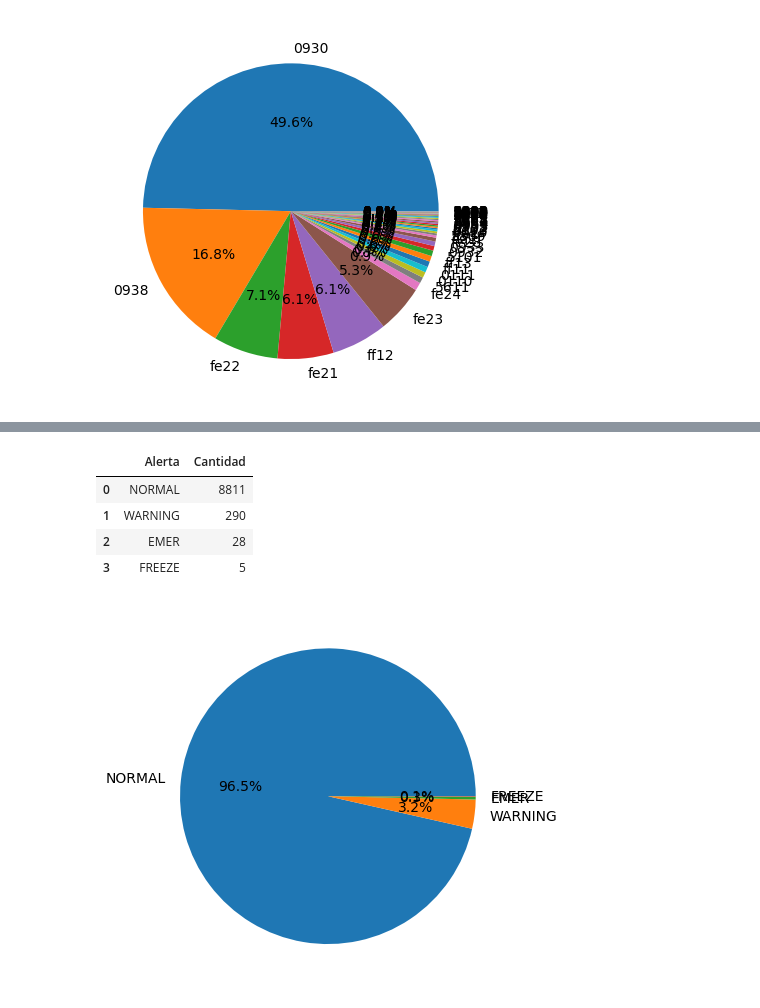
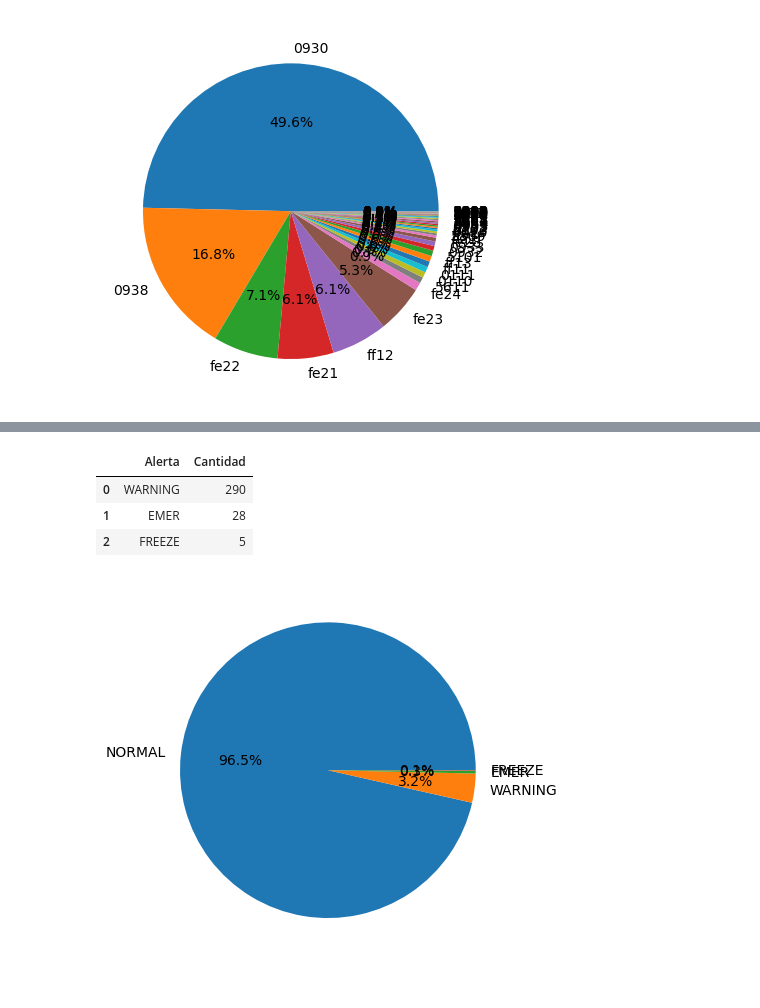
Before and after one commit to Brayam1998/log_maq, a Jupyter notebook: analisis_exploratorio/analisis_exploratorio.ipynb, the cells around one changed output, grey strips where cells are left out. Saved outputs shown, nothing was run; the diff lists cells and outputs as text; code cells hidden in the pictures.

```diff
--- a/analisis_exploratorio/analisis_exploratorio.ipynb
+++ b/analisis_exploratorio/analisis_exploratorio.ipynb
@@ -91,16 +117,13 @@ plt.show()
 # %%
 # cuantas alertas de cada tipo tenemos
-data["alerta"].value_counts().index
-data["alerta"].value_counts().values
-pd.DataFrame( data = {"Alerta" : data["alerta"].value_counts().index,
-                      "Cantidad" :  data["alerta"].value_counts().values ,
+pd.DataFrame( data = {"Alerta" : data["alerta"].value_counts().index[1:],
+                      "Cantidad" :  data["alerta"].value_counts().values[1:] ,
                        })
 # %% [output]
 |  | Alerta | Cantidad |
-| 0 | NORMAL | 8811 |
-| 1 | WARNING | 290 |
-| 2 | EMER | 28 |
-| 3 | FREEZE | 5 |
+| 0 | WARNING | 290 |
+| 1 | EMER | 28 |
+| 2 | FREEZE | 5 |
 # %%
 # Datos
 grupos =data["alerta"].value_counts().index
```
Also changed, not shown: parts of 5 cells of this notebook.
